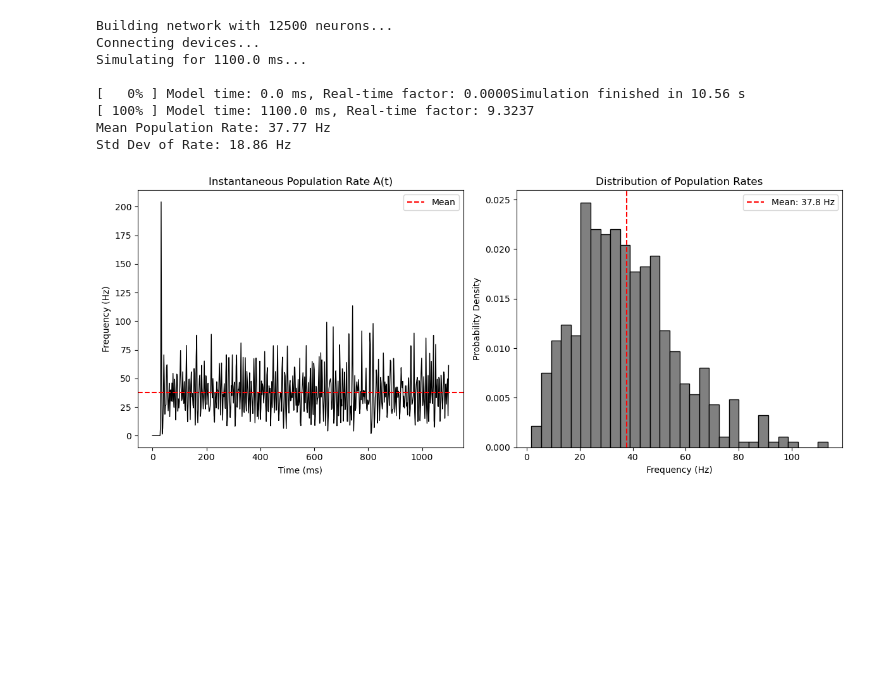
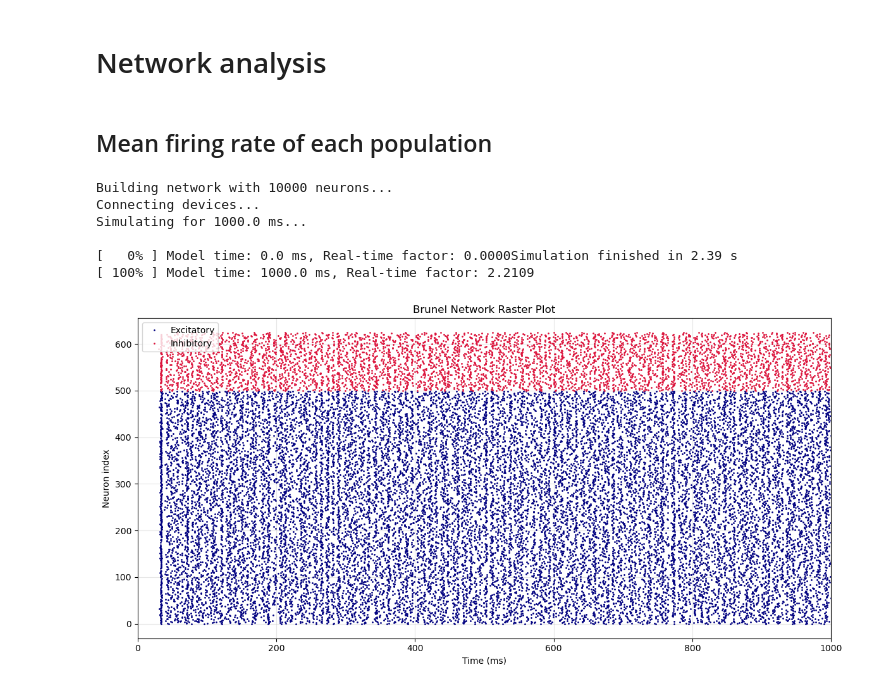
Before and after one commit to rafael-gigante/LasconProject, a Jupyter notebook: brunel_model.ipynb, the cells around one changed output. Cells and saved outputs as stored; diff of their text form; code cells hidden in the pictures; blank space fills up the shorter version.

Commit message:
Updated Brunel Model

```diff
--- a/brunel_model.ipynb
+++ b/brunel_model.ipynb
@@ -219,12 +166,0 @@ def run_brunel_network(N_total=12500, epsilon=0.1, J_ex=0.1, g=5.0, eta=2.0, sim
-# %%
-run_brunel_network()
-# %% [output]
-Building network with 12500 neurons...
-Connecting devices...
-Simulating for 1100.0 ms...
-
-[   0% ] Model time: 0.0 ms, Real-time factor: 0.0000Simulation finished in 10.56 s
-[ 100% ] Model time: 1100.0 ms, Real-time factor: 9.3237
-Mean Population Rate: 37.77 Hz
-Std Dev of Rate: 18.86 Hz
-[figure, removed]
@@ -230,0 +208,25 @@ Std Dev of Rate: 18.86 Hz
+# %% [markdown]
+# Network analysis
+# %% [markdown]
+## Mean firing rate of each population
+# %%
+# g=5.0, eta=2.0 usually results in the "Synchronous Irregular" (SI) state
+# g=4.5, eta=0.9 usually results in "Asynchronous Irregular" (AI) state
+espikes, ispikes = run_brunel_network(
+    N_total=10000,
+    g=5.0,
+    eta=2.0,
+    sim_time=1000.0
+)
+
+NE = int(0.8 * 10000)
+# Plot the results
+plot_brunel_raster(espikes, ispikes, NE, sim_time=1000.0, max_neurons=500)
+# %% [output]
+Building network with 10000 neurons...
+Connecting devices...
+Simulating for 1000.0 ms...
+
+[   0% ] Model time: 0.0 ms, Real-time factor: 0.0000Simulation finished in 2.39 s
+[ 100% ] Model time: 1000.0 ms, Real-time factor: 2.2109
+[figure, added]
```
Also changed, not shown: parts of 19 cells of this notebook, 3 other files.
